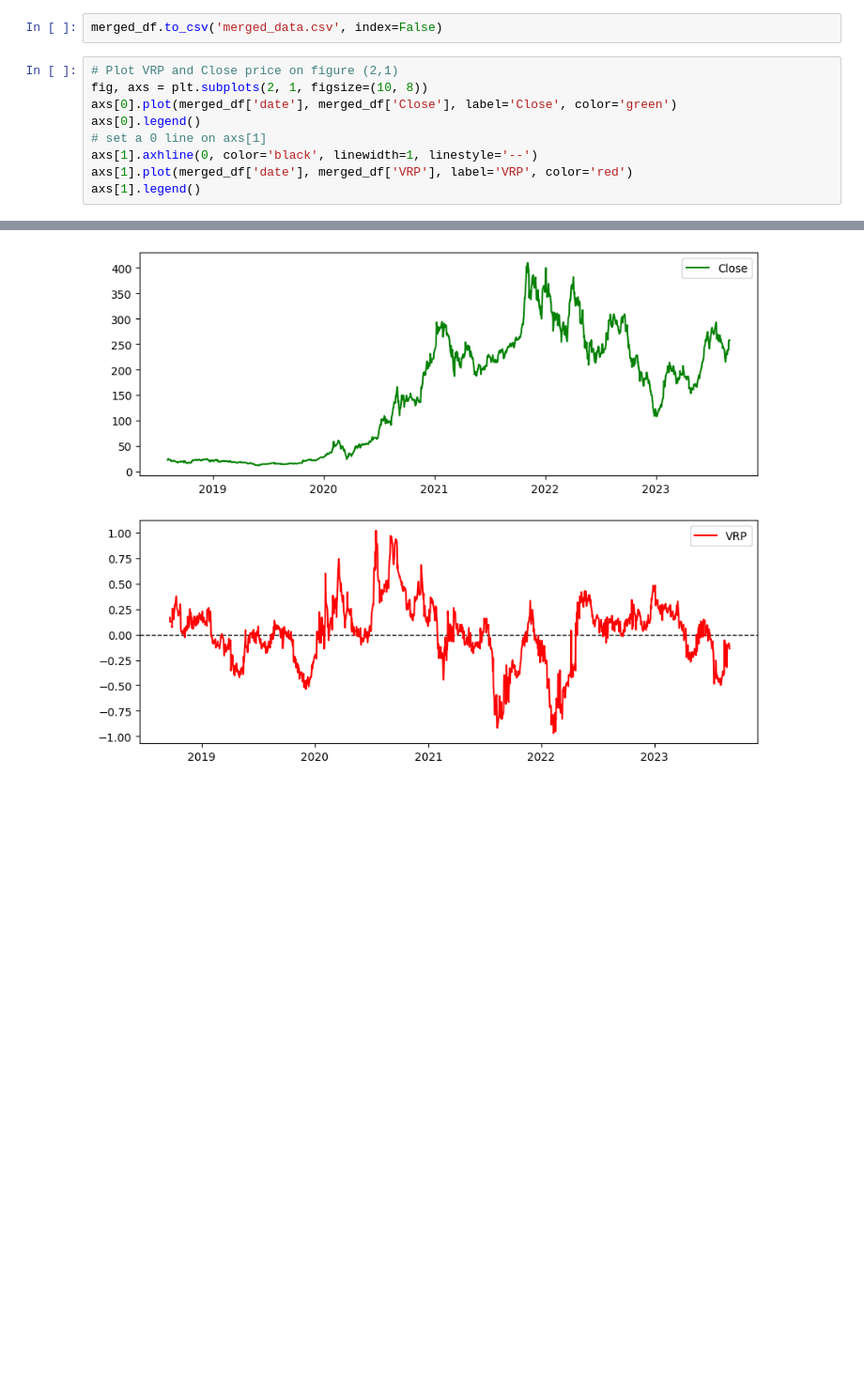
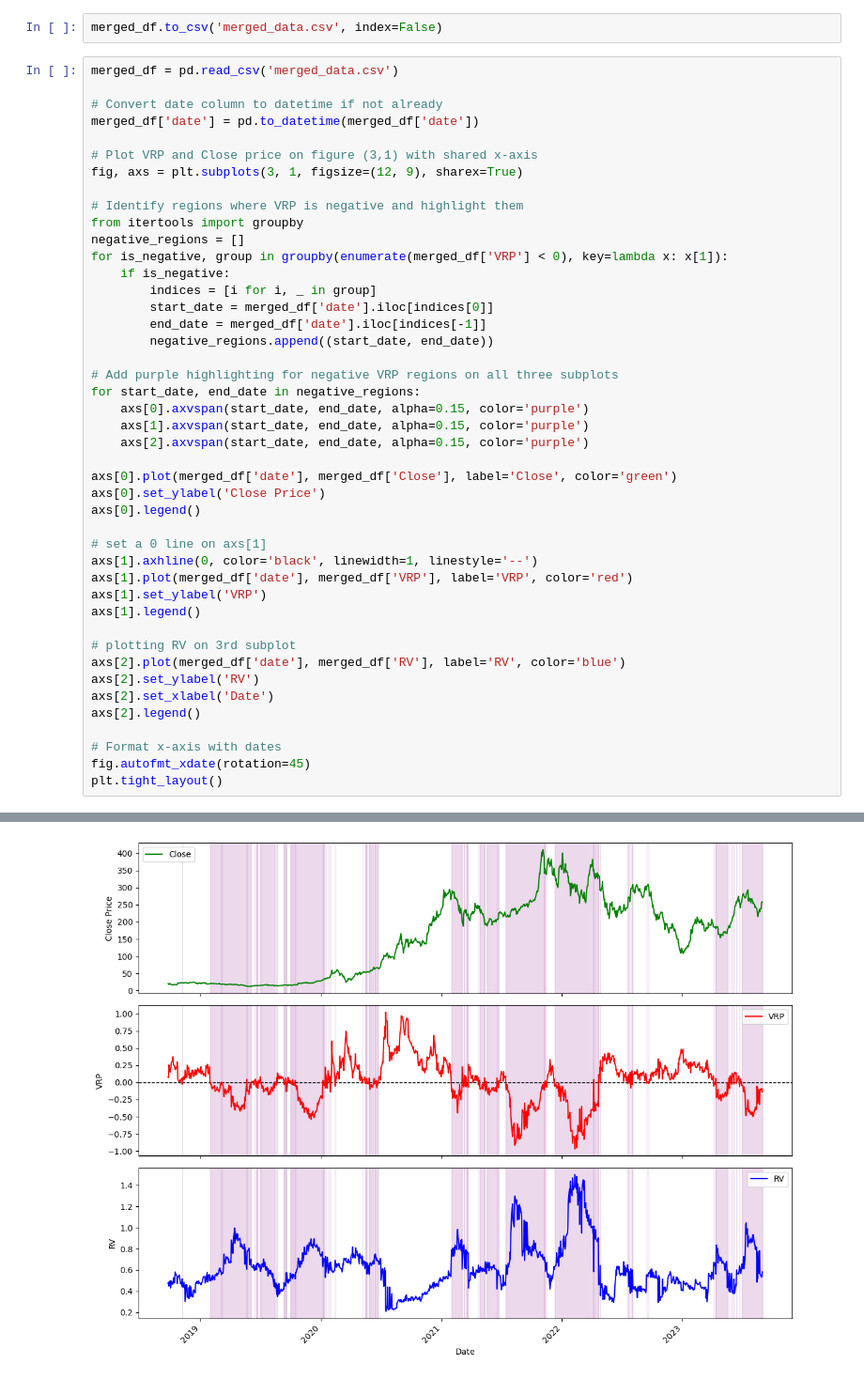
Before and after one commit to HuyLe61/TSLA_VRP_Analysis-, a Jupyter notebook: main.ipynb, the cells around one changed output, grey strips where cells are left out. Shown at 94% size. Drawn from its saved outputs; the diff is of its cells as text; blank space fills up the shorter version.

```diff
--- a/main.ipynb
+++ b/main.ipynb
@@ -164,12 +164,47 @@ merged_df
 # %%
 merged_df.to_csv('merged_data.csv', index=False)
 # %%
-# Plot VRP and Close price on figure (2,1)
-fig, axs = plt.subplots(2, 1, figsize=(10, 8))
+merged_df = pd.read_csv('merged_data.csv')
+
+# Convert date column to datetime if not already
+merged_df['date'] = pd.to_datetime(merged_df['date'])
+
+# Plot VRP and Close price on figure (3,1) with shared x-axis
+fig, axs = plt.subplots(3, 1, figsize=(12, 9), sharex=True)
+
+# Identify regions where VRP is negative and highlight them
+from itertools import groupby
+negative_regions = []
+for is_negative, group in groupby(enumerate(merged_df['VRP'] < 0), key=lambda x: x[1]):
+    if is_negative:
+        indices = [i for i, _ in group]
+        start_date = merged_df['date'].iloc[indices[0]]
+        end_date = merged_df['date'].iloc[indices[-1]]
+        negative_regions.append((start_date, end_date))
+
+# Add purple highlighting for negative VRP regions on all three subplots
+for start_date, end_date in negative_regions:
+    axs[0].axvspan(start_date, end_date, alpha=0.15, color='purple')
+    axs[1].axvspan(start_date, end_date, alpha=0.15, color='purple')
+    axs[2].axvspan(start_date, end_date, alpha=0.15, color='purple')
+
 axs[0].plot(merged_df['date'], merged_df['Close'], label='Close', color='green')
+axs[0].set_ylabel('Close Price')
 axs[0].legend()
+
 # set a 0 line on axs[1]
 axs[1].axhline(0, color='black', linewidth=1, linestyle='--')
 axs[1].plot(merged_df['date'], merged_df['VRP'], label='VRP', color='red')
+axs[1].set_ylabel('VRP')
 axs[1].legend()
+
+# plotting RV on 3rd subplot
+axs[2].plot(merged_df['date'], merged_df['RV'], label='RV', color='blue')
+axs[2].set_ylabel('RV')
+axs[2].set_xlabel('Date')
+axs[2].legend()
+
+# Format x-axis with dates
+fig.autofmt_xdate(rotation=45)
+plt.tight_layout()
 # %% [output]
@@ -177 +211 @@ axs[1].legend()
-[figure, old version]
+[figure, new version]
```
Also changed, not shown: parts of 2 cells of this notebook.
